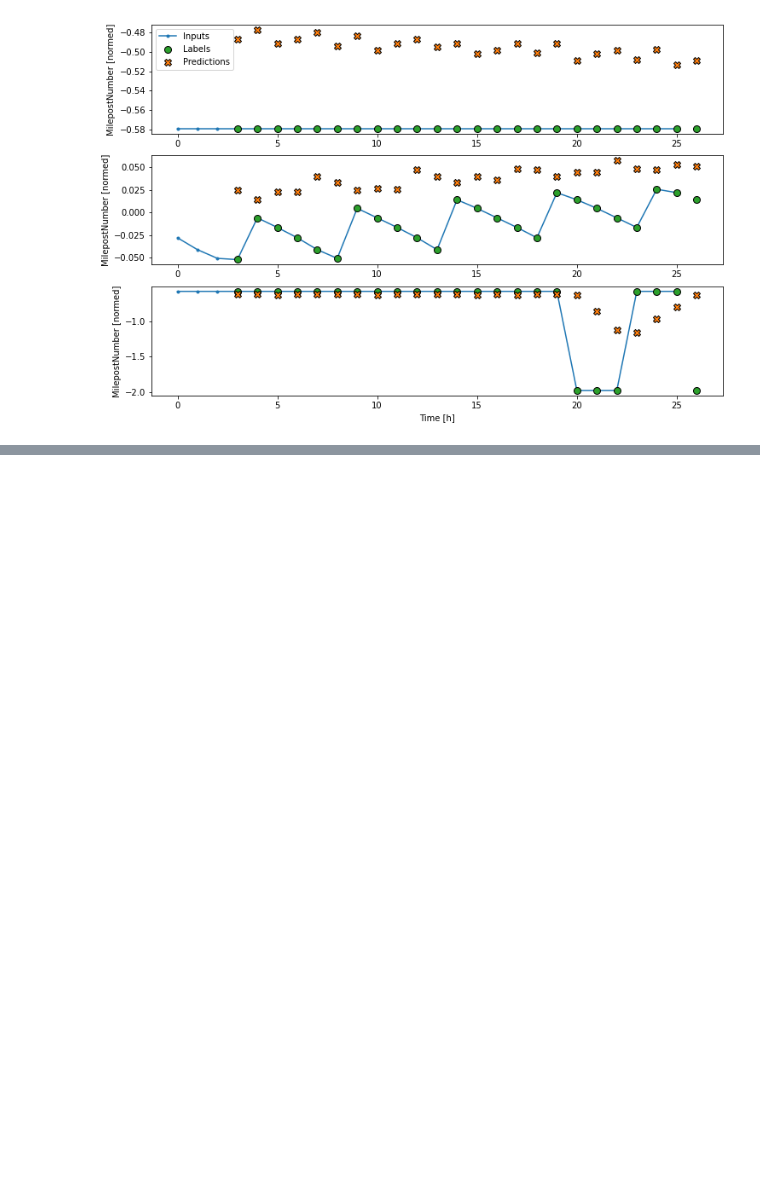
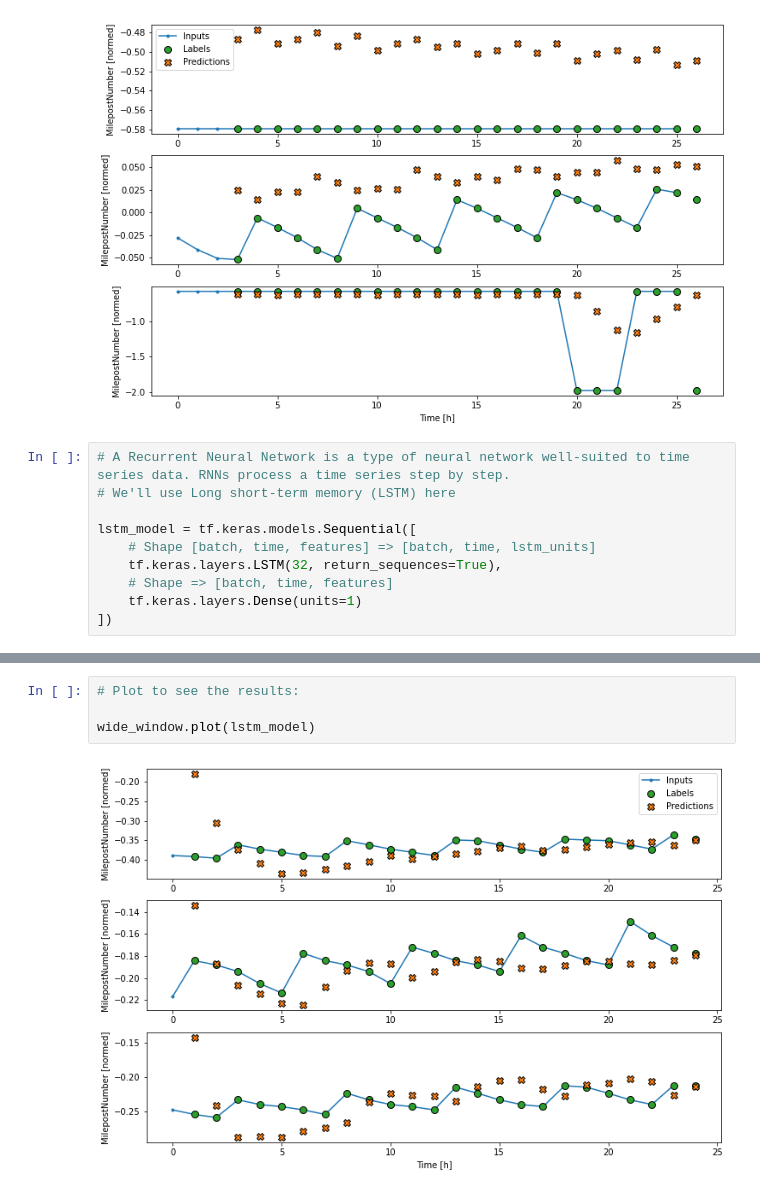
Before and after one commit to uno-amullinnix/train-position-model, a Jupyter notebook: notebooks/TimeSeriesForecasting.ipynb, the cells around one changed output, grey strips where cells are left out. Drawn from its saved outputs; the diff is of its cells as text; blank space fills up the shorter version.

Commit message:
Recurrent Neural Network - complete

```diff
--- a/notebooks/TimeSeriesForecasting.ipynb
+++ b/notebooks/TimeSeriesForecasting.ipynb
@@ -721,3 +721,13 @@ Output shape: (32, 24, 1)
 wide_conv_window.plot(conv_model)
 # %% [output]
 [figure]
+# %%
+# A Recurrent Neural Network is a type of neural network well-suited to time series data. RNNs process a time series step by step.
+# We'll use Long short-term memory (LSTM) here
+
+lstm_model = tf.keras.models.Sequential([
+    # Shape [batch, time, features] => [batch, time, lstm_units]
+    tf.keras.layers.LSTM(32, return_sequences=True),
+    # Shape => [batch, time, features]
+    tf.keras.layers.Dense(units=1)
+])
@@ -723,0 +752,6 @@ wide_conv_window.plot(conv_model)
+# %%
+# Plot to see the results:
+
+wide_window.plot(lstm_model)
+# %% [output]
+[figure, added]
```
Also changed, not shown: parts of 2 cells of this notebook.
